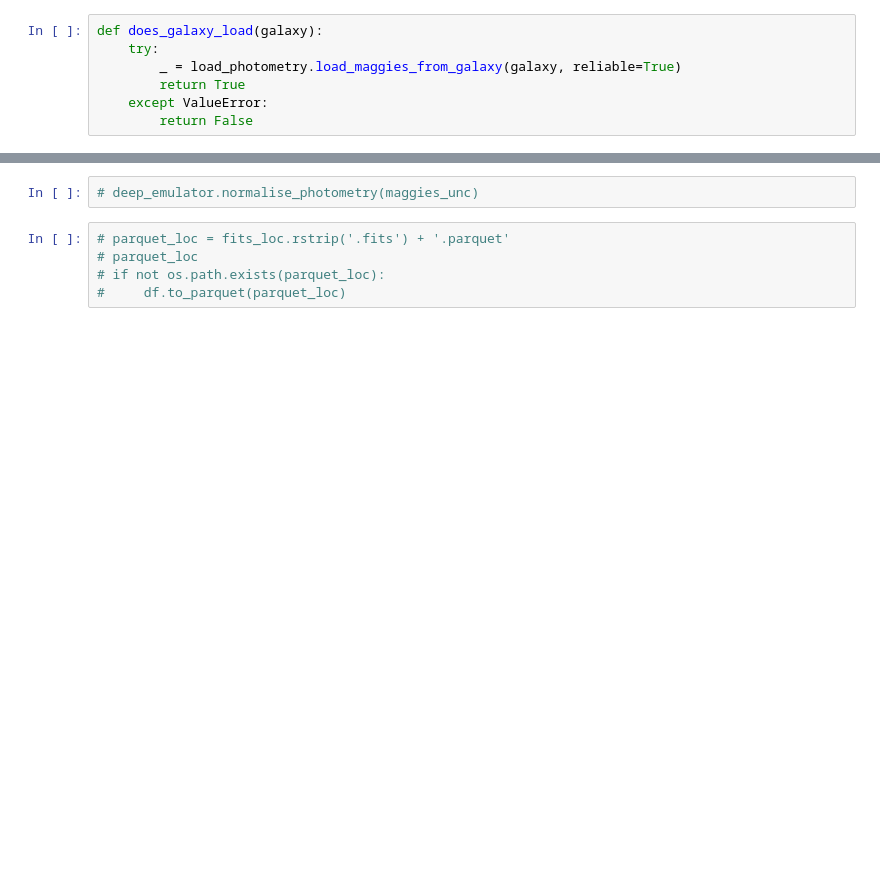
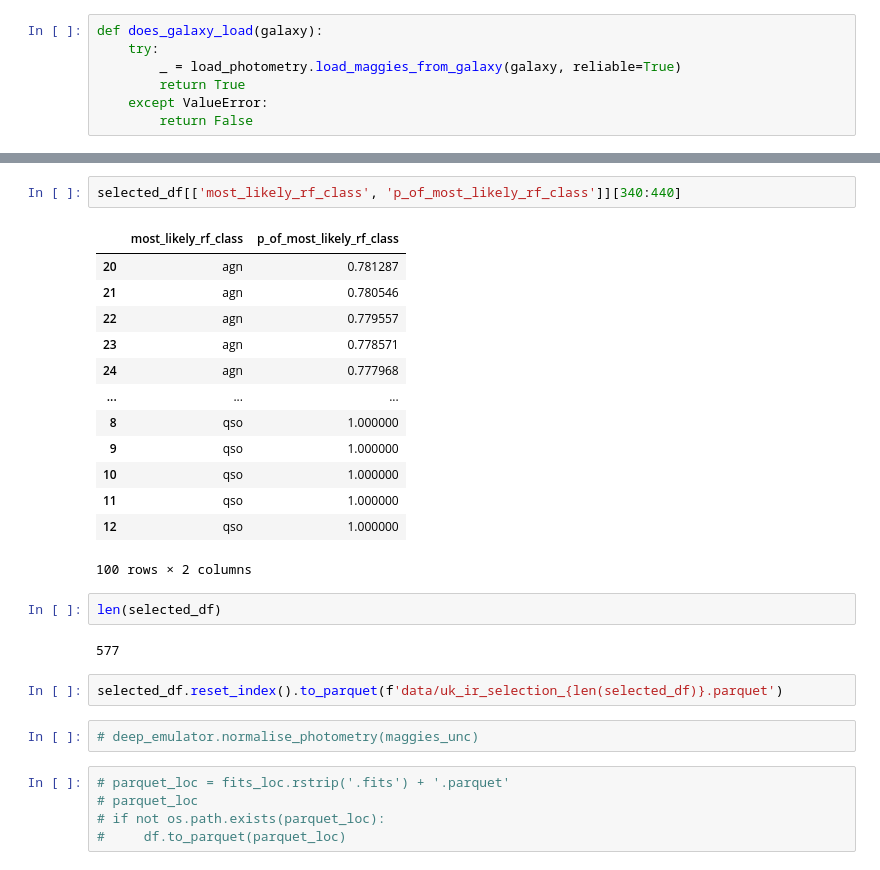
Before and after one commit to mwalmsley/agnfinder, a Jupyter notebook: notebooks/fitting_real_galaxies/catalog_to_parquet.ipynb, the cells around one changed output, grey strips where cells are left out. Cells and saved outputs as stored; diff of their text form; blank space fills up the shorter version.

```diff
--- a/notebooks/fitting_real_galaxies/catalog_to_parquet.ipynb
+++ b/notebooks/fitting_real_galaxies/catalog_to_parquet.ipynb
@@ -159,3 +198,25 @@ df.to_parquet('data/uk_ir_selection.parquet')
+# %%
+selected_df[['most_likely_rf_class', 'p_of_most_likely_rf_class']][340:440]
+# %% [output]
+|  | most_likely_rf_class | p_of_most_likely_rf_class |
+| 20 | agn | 0.781287 |
+| 21 | agn | 0.780546 |
+| 22 | agn | 0.779557 |
+| 23 | agn | 0.778571 |
+| 24 | agn | 0.777968 |
+| ... | ... | ... |
+| 8 | qso | 1.000000 |
+| 9 | qso | 1.000000 |
+| 10 | qso | 1.000000 |
+| 11 | qso | 1.000000 |
+| 12 | qso | 1.000000 |
+100 rows × 2 columns
+# %%
+len(selected_df)
+# %% [output]
+577
+# %%
+selected_df.reset_index().to_parquet(f'data/uk_ir_selection_{len(selected_df)}.parquet')
 # %%
 # deep_emulator.normalise_photometry(maggies_unc)
 # %%
```
Also changed, not shown: parts of 23 cells of this notebook.
